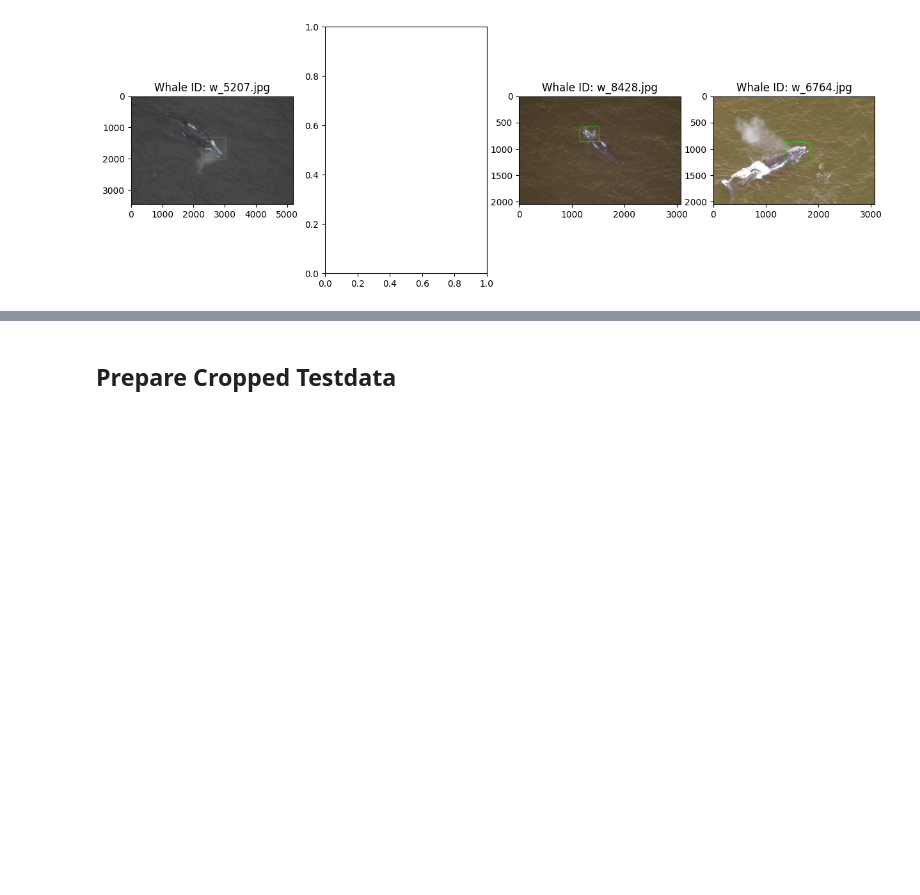
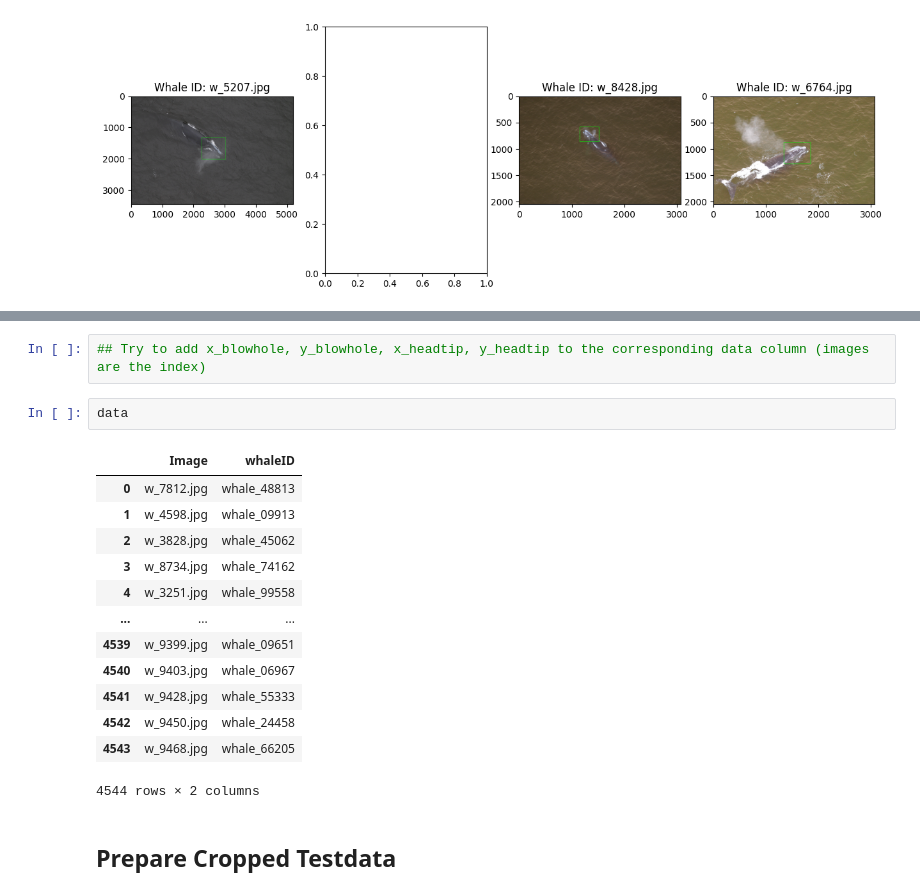
Before and after one commit to HSLU-Projects/ARTIFIN, a Jupyter notebook: TrainWhaleDetection.ipynb, the cells around one changed output, grey strips where cells are left out. Saved outputs shown, nothing was run; the diff lists cells and outputs as text; blank space fills up the shorter version.

```diff
--- a/TrainWhaleDetection.ipynb
+++ b/TrainWhaleDetection.ipynb
@@ -79,3 +112,21 @@ plt.show()
+# %%
+## Try to add x_blowhole, y_blowhole, x_headtip, y_headtip to the corresponding data column (images are the index)
+# %%
+data
+# %% [output]
+|  | Image | whaleID |
+| 0 | w_7812.jpg | whale_48813 |
+| 1 | w_4598.jpg | whale_09913 |
+| 2 | w_3828.jpg | whale_45062 |
+| 3 | w_8734.jpg | whale_74162 |
+| 4 | w_3251.jpg | whale_99558 |
+| ... | ... | ... |
+| 4539 | w_9399.jpg | whale_09651 |
+| 4540 | w_9403.jpg | whale_06967 |
+| 4541 | w_9428.jpg | whale_55333 |
+| 4542 | w_9450.jpg | whale_24458 |
+| 4543 | w_9468.jpg | whale_66205 |
+4544 rows × 2 columns
 # %% [markdown]
 ## Prepare Cropped Testdata
 # %%
```
Also changed, not shown: parts of 4 cells of this notebook.
